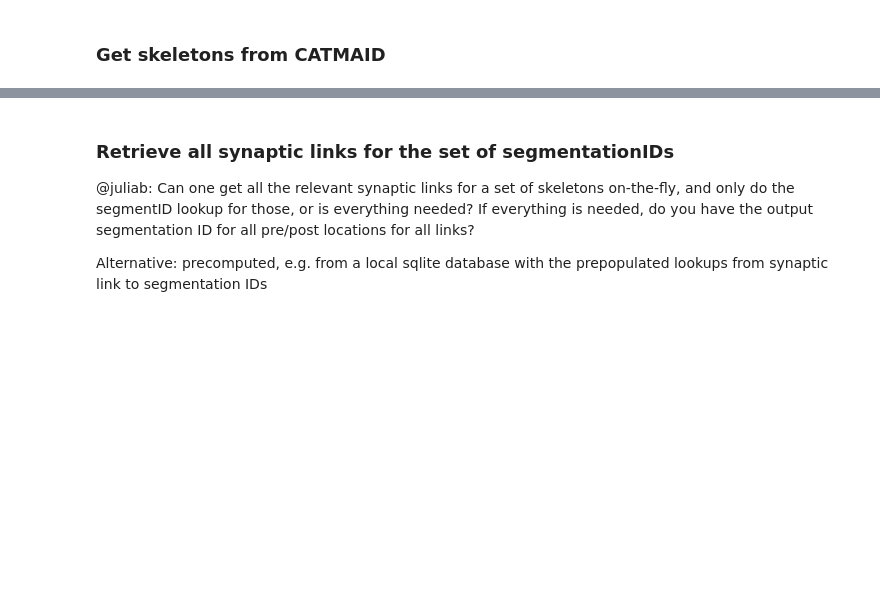
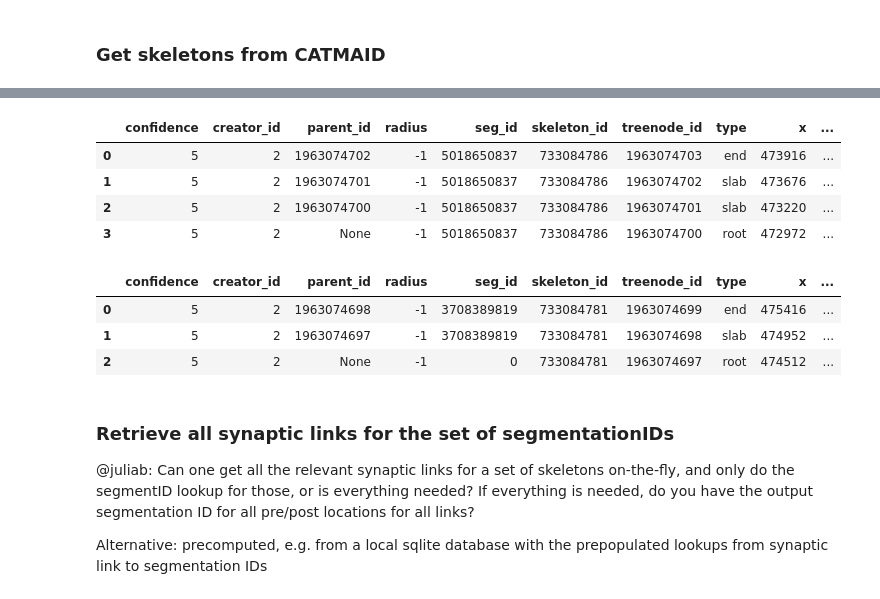
Before and after one commit to navis-org/fafbseg-py, a Jupyter notebook: examples/Query-Service.ipynb, the cells around one changed output, grey strips where cells are left out. Drawn from its saved outputs; the diff is of its cells as text; code cells hidden in the pictures; blank space fills up the shorter version.

```diff
--- a/examples/Query-Service.ipynb
+++ b/examples/Query-Service.ipynb
@@ -23,14 +26,14 @@ import requests
 ## Configuration
 # %%
 # Source CATMAID instance and project to retrieve skeletons from
-source_catmaid_url = ''
-source_catmaid_project_id = ''
-source_catmaid_http_user = ''
-source_catmaid_http_password = ''
-source_catmaid_access_token = ''
+source_catmaid_url = conf['url']
+source_catmaid_project_id = conf['project_id']
+source_catmaid_http_user = None
+source_catmaid_http_password = None
+source_catmaid_access_token = conf['access_token']
 
 # Set of neurons to get from the source project by skeleton ids
-source_skeleton_ids = [123]
+source_skeleton_ids = [733084786, 733084781]
 
 # Target CATMAID instance and project to push skeletons with synapses to
 target_catmaid_url = ''
@@ -40,7 +43,7 @@ target_catmaid_http_password = ''
 target_catmaid_access_token = ''
 
 # CloudVolume Server URL
-cloud_volume_server_url = ''
+segmentation_server_url = "https://storage.googleapis.com/fafb-ffn1-20190805/segmentation"
 # %%
 source_catmaid = pymaid.CatmaidInstance(
                             source_catmaid_url,
@@ -56,4 +71,4 @@ target_catmaid = pymaid.CatmaidInstance(
 # %% [markdown]
 ### Get skeletons from CATMAID
 # %%
-neuron_list = pymaid.get_neuron ( map(str,source_skeletonids) )
+neuron_list = pymaid.get_neuron(source_skeleton_ids)
@@ -76,3 +122,18 @@ print('Segment IDs:', resp.json())
+# %%
+neuron_list["neuron 733084787"].nodes
+# %% [output]
+|  | confidence | creator_id | parent_id | radius | seg_id | skeleton_id | treenode_id | type | x | ... |
+| 0 | 5 | 2 | 1963074702 | -1 | 5018650837 | 733084786 | 1963074703 | end | 473916 | ... |
+| 1 | 5 | 2 | 1963074701 | -1 | 5018650837 | 733084786 | 1963074702 | slab | 473676 | ... |
+| 2 | 5 | 2 | 1963074700 | -1 | 5018650837 | 733084786 | 1963074701 | slab | 473220 | ... |
+| 3 | 5 | 2 | None | -1 | 5018650837 | 733084786 | 1963074700 | root | 472972 | ... |
+# %%
+neuron_list["neuron 733084782"].nodes
+# %% [output]
+|  | confidence | creator_id | parent_id | radius | seg_id | skeleton_id | treenode_id | type | x | ... |
+| 0 | 5 | 2 | 1963074698 | -1 | 3708389819 | 733084781 | 1963074699 | end | 475416 | ... |
+| 1 | 5 | 2 | 1963074697 | -1 | 3708389819 | 733084781 | 1963074698 | slab | 474952 | ... |
+| 2 | 5 | 2 | None | -1 | 0 | 733084781 | 1963074697 | root | 474512 | ... |
 # %% [markdown]
 ### Retrieve all synaptic links for the set of segmentationIDs
 
```
Also changed, not shown: parts of 21 cells of this notebook, 1 other file.
